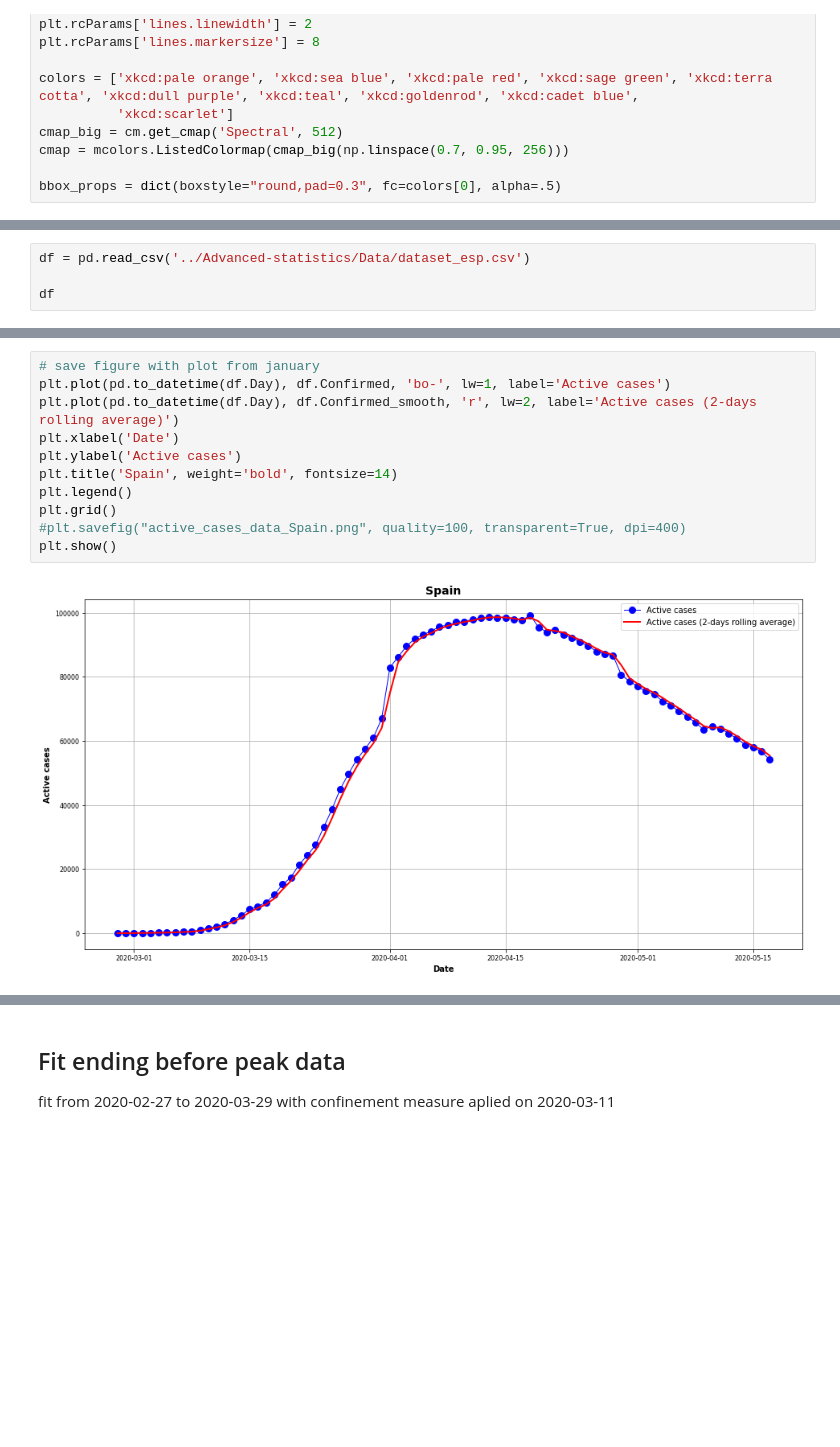
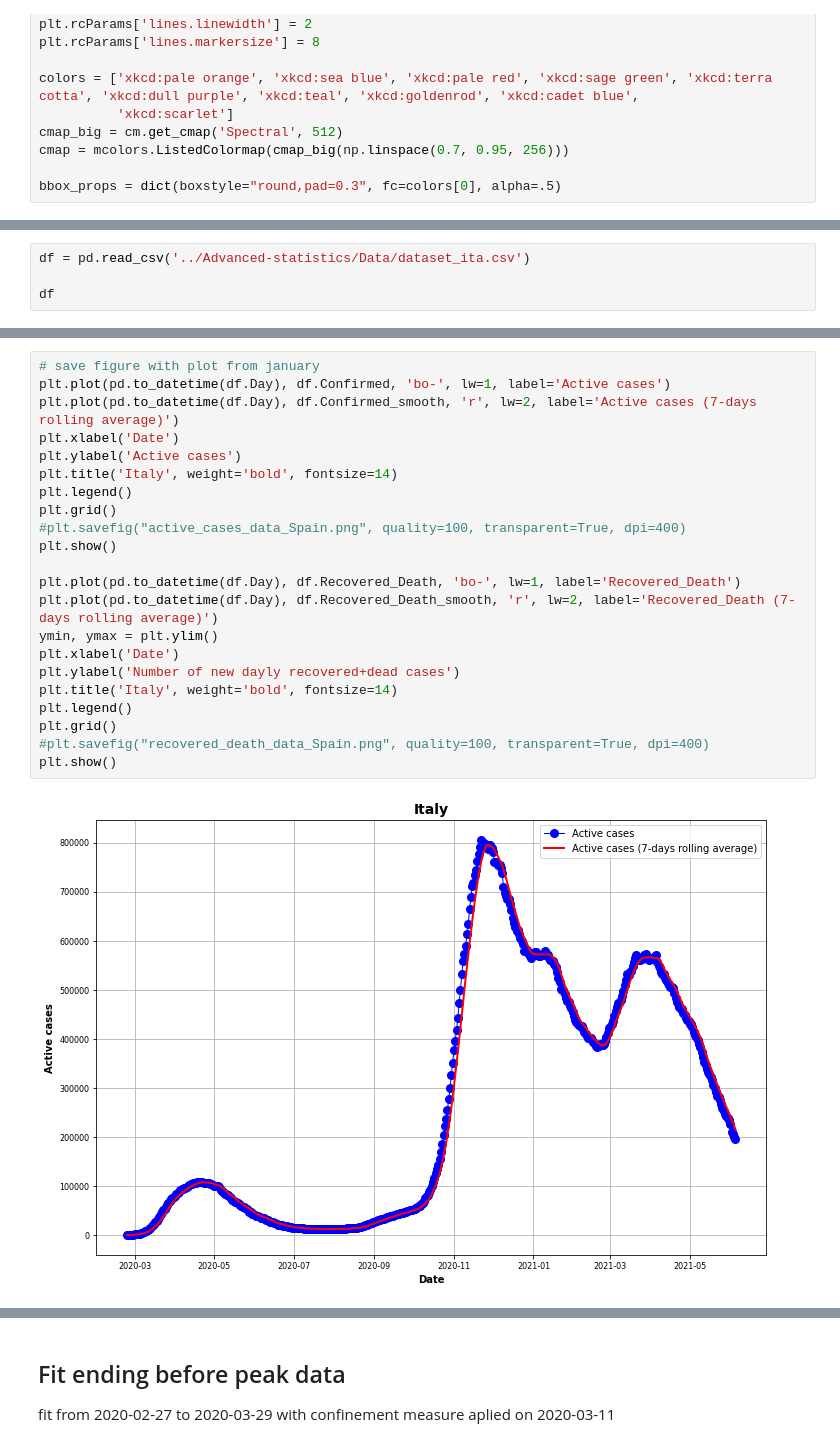
Before and after one commit to Nuelam9/Bayesian-inference-on-SCIR-epidemic-model, a Jupyter notebook: Optimization/Fit-Covid-Data.ipynb, the cells around one changed output, grey strips where cells are left out. Drawn from its saved outputs; the diff is of its cells as text; blank space fills up the shorter version.

```diff
--- a/Optimization/Fit-Covid-Data.ipynb
+++ b/Optimization/Fit-Covid-Data.ipynb
@@ -51,5 +57,5 @@ sent to confinement that are susceptible but not infected.
 # %%
-df = pd.read_csv('../Advanced-statistics/Data/dataset_esp.csv')
+df = pd.read_csv('../Advanced-statistics/Data/dataset_ita.csv')
 
 df
 # %% [output]
@@ -69,13 +75,24 @@ df
 # %%
 # save figure with plot from january
 plt.plot(pd.to_datetime(df.Day), df.Confirmed, 'bo-', lw=1, label='Active cases')
-plt.plot(pd.to_datetime(df.Day), df.Confirmed_smooth, 'r', lw=2, label='Active cases (2-days rolling average)')
+plt.plot(pd.to_datetime(df.Day), df.Confirmed_smooth, 'r', lw=2, label='Active cases (7-days rolling average)')
 plt.xlabel('Date')
 plt.ylabel('Active cases')
-plt.title('Spain', weight='bold', fontsize=14)
+plt.title('Italy', weight='bold', fontsize=14)
 plt.legend()
 plt.grid()
 #plt.savefig("active_cases_data_Spain.png", quality=100, transparent=True, dpi=400)
 plt.show()
+
+plt.plot(pd.to_datetime(df.Day), df.Recovered_Death, 'bo-', lw=1, label='Recovered_Death')
+plt.plot(pd.to_datetime(df.Day), df.Recovered_Death_smooth, 'r', lw=2, label='Recovered_Death (7-days rolling average)')
+ymin, ymax = plt.ylim()
+plt.xlabel('Date')
+plt.ylabel('Number of new dayly recovered+dead cases')
+plt.title('Italy', weight='bold', fontsize=14)
+plt.legend()
+plt.grid()
+#plt.savefig("recovered_death_data_Spain.png", quality=100, transparent=True, dpi=400)
+plt.show()
 # %% [output]
-[figure, old version]
+[figure, new version]
```
Also changed, not shown: parts of 38 cells of this notebook, 8 other files.
